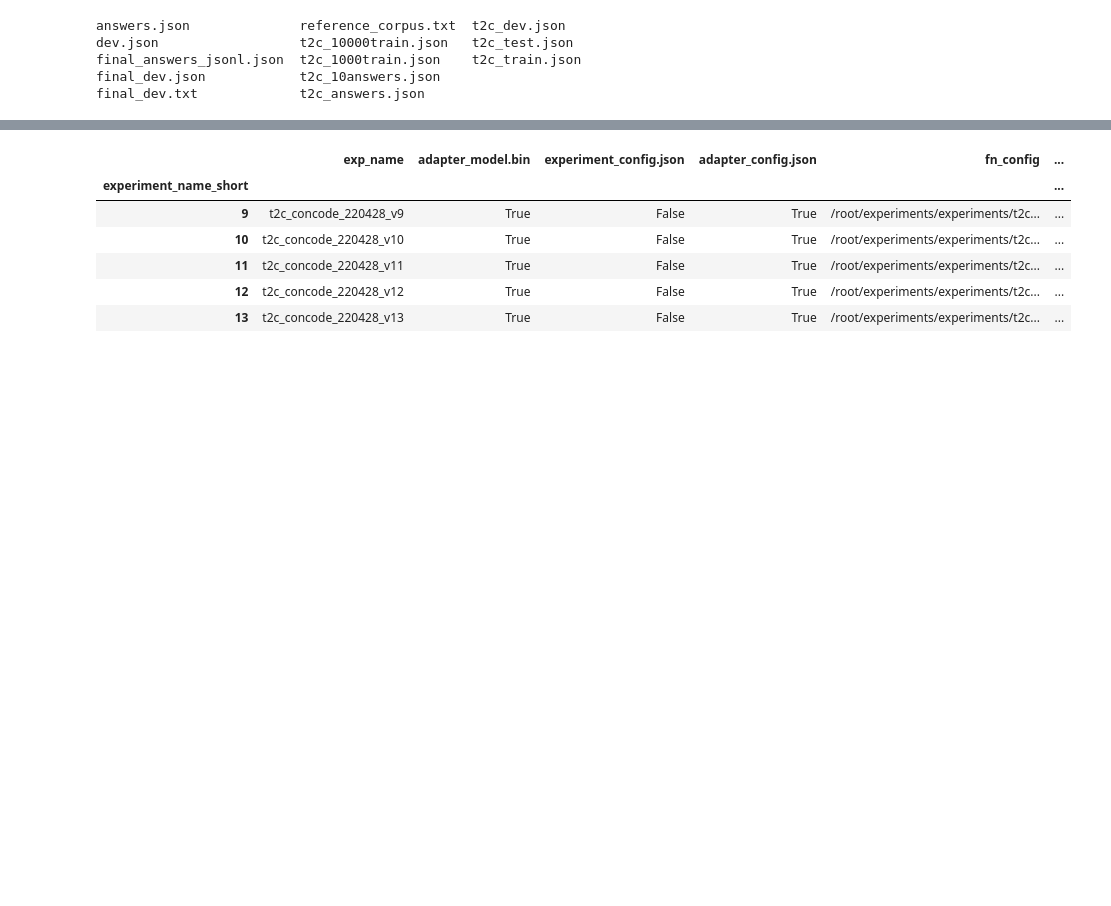
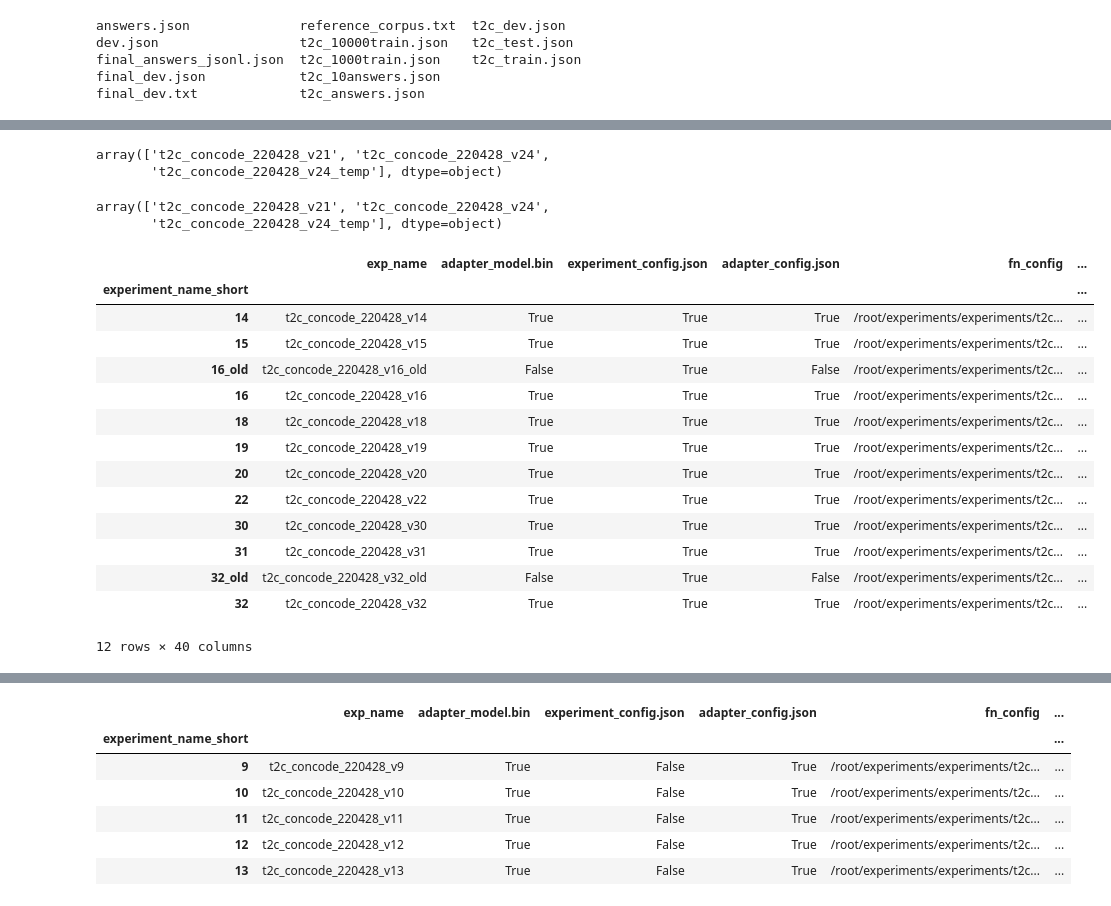
Before and after one commit to lizkuh/HSE_diploma, a Jupyter notebook: load_all_experiments/load_all_from_main_node.ipynb, the cells around one changed output, grey strips where cells are left out. Drawn from its saved outputs; the diff is of its cells as text; code cells hidden in the pictures; blank space fills up the shorter version.

```diff
--- a/load_all_experiments/load_all_from_main_node.ipynb
+++ b/load_all_experiments/load_all_from_main_node.ipynb
@@ -65,0 +73,5 @@ line = line.to_dict()
+# %%
+df_experiments.loc[df_experiments['default_model'] == 'decapoda-research/llama-13b-hf', "exp_name"].unique()
+# %% [output]
+array(['t2c_concode_220428_v21', 't2c_concode_220428_v24',
+       't2c_concode_220428_v24_temp'], dtype=object)
@@ -65,0 +80,23 @@ line = line.to_dict()
+# %%
+df_experiments.loc[df_experiments['default_model'] == 'decapoda-research/llama-13b-hf', "exp_name"].unique()
+# %% [output]
+array(['t2c_concode_220428_v21', 't2c_concode_220428_v24',
+       't2c_concode_220428_v24_temp'], dtype=object)
+# %%
+df_experiments.loc[df_experiments['default_model'] == 'decapoda-research/llama-7b-hf']
+# %% [output]
+|  | exp_name | adapter_model.bin | experiment_config.json | adapter_config.json | fn_config | ... |
+| experiment_name_short |  |  |  |  |  | ... |
+| 14 | t2c_concode_220428_v14 | True | True | True | /root/experiments/experiments/t2c... | ... |
+| 15 | t2c_concode_220428_v15 | True | True | True | /root/experiments/experiments/t2c... | ... |
+| 16_old | t2c_concode_220428_v16_old | False | True | False | /root/experiments/experiments/t2c... | ... |
+| 16 | t2c_concode_220428_v16 | True | True | True | /root/experiments/experiments/t2c... | ... |
+| 18 | t2c_concode_220428_v18 | True | True | True | /root/experiments/experiments/t2c... | ... |
+| 19 | t2c_concode_220428_v19 | True | True | True | /root/experiments/experiments/t2c... | ... |
+| 20 | t2c_concode_220428_v20 | True | True | True | /root/experiments/experiments/t2c... | ... |
+| 22 | t2c_concode_220428_v22 | True | True | True | /root/experiments/experiments/t2c... | ... |
+| 30 | t2c_concode_220428_v30 | True | True | True | /root/experiments/experiments/t2c... | ... |
+| 31 | t2c_concode_220428_v31 | True | True | True | /root/experiments/experiments/t2c... | ... |
+| 32_old | t2c_concode_220428_v32_old | False | True | False | /root/experiments/experiments/t2c... | ... |
+| 32 | t2c_concode_220428_v32 | True | True | True | /root/experiments/experiments/t2c... | ... |
+12 rows × 40 columns
```
Also changed, not shown: parts of 38 cells of this notebook, 2 other files.
